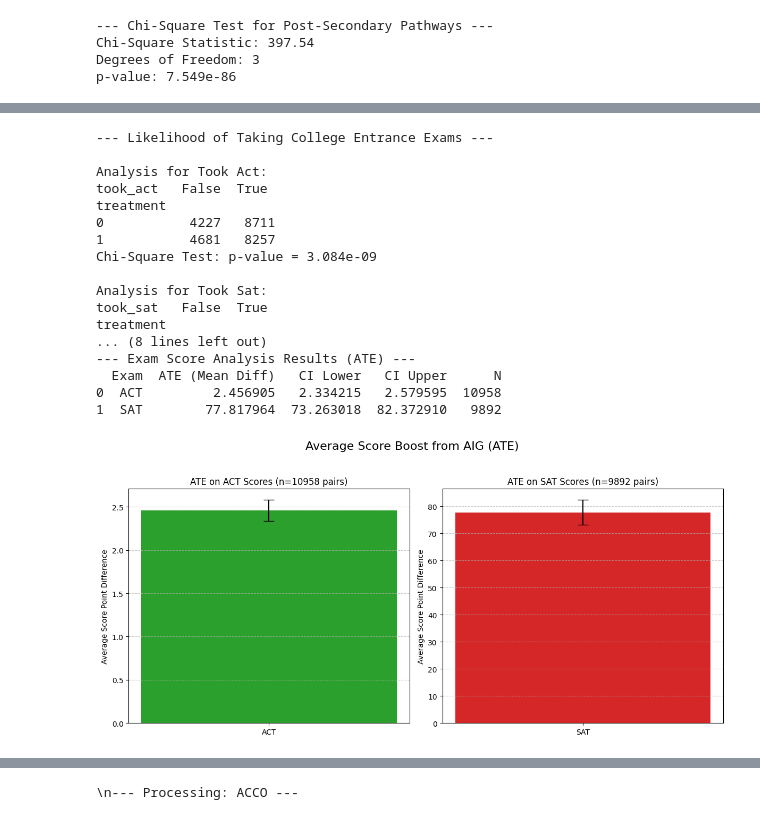
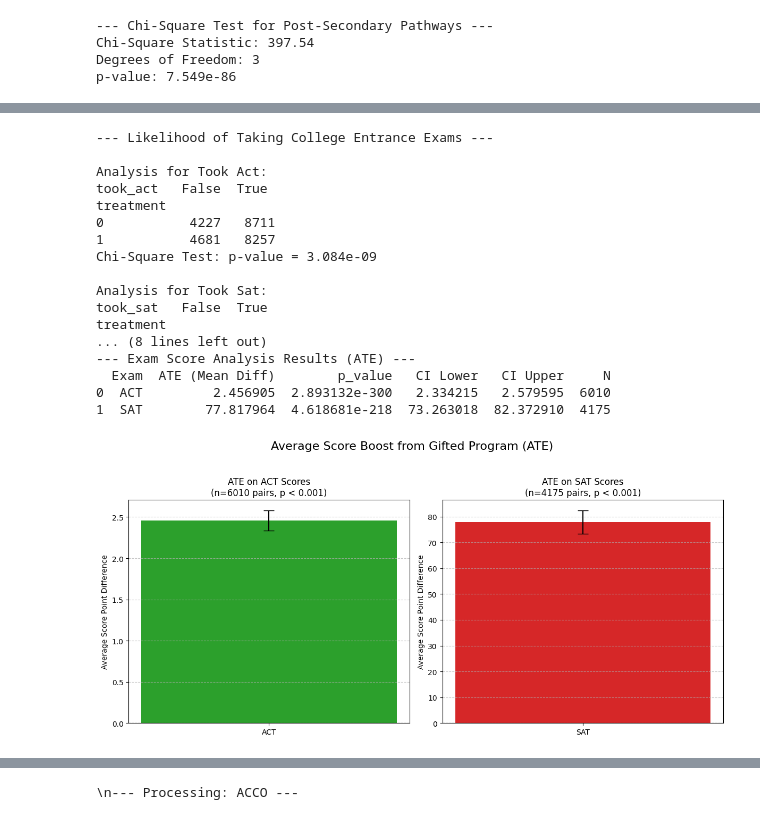
Before and after one commit to dmatten1/gifted-paper, a Jupyter notebook: analysis.ipynb, the cells around one changed output, grey strips where cells are left out. Cells and saved outputs as stored; diff of their text form; code cells hidden in the pictures.

```diff
--- a/analysis.ipynb
+++ b/analysis.ipynb
@@ -1050,11 +1060,11 @@ pathway_pairs = nongifted_pathway.join(gifted_pathway, lsuffix='_nongifted', rsu
 
 # Create the crosstab and normalize to get percentages
 crosstab = pd.crosstab(pathway_pairs['pathway_nongifted'], pathway_pairs['pathway_gifted'])
-crosstab_percent = crosstab.div(crosstab.sum(axis=1), axis=0) * 100
+crosstab_percent_global = crosstab / crosstab.values.sum() * 100
 
 # Plotting the heatmap
 plt.figure(figsize=(10, 7))
-sns.heatmap(crosstab_percent, annot=True, fmt=".1f", cmap="Blues", linewidths=.5, cbar_kws={'label': '% of Gifted Peers'})
+sns.heatmap(crosstab_percent_global, annot=True, fmt=".1f", cmap="Blues", linewidths=.5, cbar_kws={'label': '% of Gifted Peers'})
 plt.title('Post-Secondary Pathways of Gifted Students Given Their Non-Gifted Peer\'s Pathway', pad=20)
 plt.ylabel('Non-Gifted Peer\'s Pathway')
 plt.xlabel('Gifted Peer\'s Pathway')
@@ -1114,7 +1124,6 @@ if subgroup_results:
                 fmt='o', capsize=5, color='black', ecolor='gray', markersize=8)
 
     ax.axvline(x=0, linestyle='--', color='red', alpha=0.7)
-    ax.set_title('Weighted GPA Boost (ATE) by Subgroup', fontsize=16, pad=20)
     ax.set_xlabel('Average Treatment Effect on Weighted GPA')
     ax.set_ylabel('Subgroup')
     ax.grid(axis='x', linestyle='--', alpha=0.5)
@@ -1128,8 +1137,7 @@ if subgroup_results:
 # %%
-act = pd.read_csv('data/interim/act.csv')
-sat = pd.read_csv('data/interim/sat.csv')
+
 # Merge with the main dataframe
-exam_matches = gpa_matches.merge(act[['mastid', 'ACCO']], on='mastid', how='left')
+exam_matches = gpa_matches.merge(act[['mastid', 'ACCO','ACEN','ACMA','ACRD','ACSC']], on='mastid', how='left')
 exam_matches = exam_matches.merge(sat[['mastid', 'SAT_Total_Score_HC']], on='mastid', how='left')
 
 # --- 5a. Likelihood of Taking an Exam ---
@@ -1139,6 +1147,9 @@ exam_matches['took_sat'] = ~exam_matches['SAT_Total_Score_HC'].isna()
 print("\n--- Likelihood of Taking College Entrance Exams ---")
 for exam in ['took_act', 'took_sat']:
     contingency_table = pd.crosstab(exam_matches['treatment'], exam_matches[exam])
+    if contingency_table.shape != (2, 2):
+        print(f"\nSkipping {exam.replace('_', ' ').title()} due to lack of variation.")
+        continue
     chi2, p, dof, expected = stats.chi2_contingency(contingency_table)
     print(f"\nAnalysis for {exam.replace('_', ' ').title()}:")
     print(contingency_table)
@@ -1147,24 +1158,29 @@ for exam in ['took_act', 'took_sat']:
 # --- 5b. ATE on Exam Scores (for test-takers) ---
 exam_results = []
 for exam, score_col in [('ACT', 'ACCO'), ('SAT', 'SAT_Total_Score_HC')]:
+    # Isolate relevant columns and drop any student who didn't take the exam
     exam_subset = exam_matches[['match_id', 'treatment', score_col]].dropna()
-    num_pairs = exam_subset['match_id'].nunique()
+
+    # Pivot to align scores by match_id
+    pivoted = exam_subset.pivot_table(index='match_id', columns='treatment', values=score_col)
+    # Drop pairs where one member didn't take the exam but the other did
+    pivoted.dropna(inplace=True)
+
+    num_pairs = len(pivoted)
     print(f"\nAnalyzing '{exam}' scores with {num_pairs} complete pairs.")
-    if num_pairs == 0: continue
+    if num_pairs < 2: continue # Need at least 2 pairs for a t-test
 
-    gifted = exam_subset[exam_subset['treatment'] == 1].set_index('match_id')
-    non_gifted = exam_subset[exam_subset['treatment'] == 0].set_index('match_id')
+    # Calculate the difference for each pair
+    diff = pivoted[1] - pivoted[0]
 
-    # Ensure pairs exist for both gifted and non-gifted before diff
-    common_pairs = gifted.index.intersection(non_gifted.index)
-    gifted = gifted.loc[common_pairs]
-    non_gifted = non_gifted.loc[common_pairs]
-
-    diff = gifted[score_col] - non_gifted[score_col]
+    # Perform a one-sample t-test on the differences (equivalent to a paired t-test)
+    # H0: The mean of the differences is 0.
+    t_stat, p_value = stats.ttest_1samp(diff, 0)
 
     exam_results.append({
         'Exam': exam,
         'ATE (Mean Diff)': diff.mean(),
+        'p_value': p_value,
         'CI Lower': stats.t.interval(0.95, df=len(diff)-1, loc=diff.mean(), scale=stats.sem(diff))[0],
         'CI Upper': stats.t.interval(0.95, df=len(diff)-1, loc=diff.mean(), scale=stats.sem(diff))[1],
         'N': num_pairs
@@ -1176,45 +1192,48 @@ if exam_results:
     print(exam_results_df)
 
     # --- Visualization with Separate Axes ---
-    # Create a figure with two subplots, side-by-side, with independent y-axes
     fig, axes = plt.subplots(1, 2, figsize=(12, 6), sharey=False)
-    fig.suptitle('Average Score Boost from AIG (ATE)', fontsize=16)
+    fig.suptitle('Average Score Boost from Gifted Program (ATE)', fontsize=16)
 
     colors = {'ACT': '#2ca02c', 'SAT': '#d62728'}
 
-    # Plot each exam on its own subplot
-    for i, (index, row) in enumerate(exam_results_df.iterrows()):
+    for i, row in exam_results_df.iterrows():
         ax = axes[i]
         exam_name = row['Exam']
         ate = row['ATE (Mean Diff)']
+        p_val = row['p_value']
         ci_lower = row['CI Lower']
         ci_upper = row['CI Upper']
-        error = ci_upper - ate
+        error = ate - ci_lower # Symmetric error for CI
         sample_size = row['N']
 
+        # Format p-value for display
+        p_text = f"p < 0.001" if p_val < 0.001 else f"p = {p_val:.3f}"
+
         ax.bar(exam_name, ate, yerr=error, capsize=7, color=colors.get(exam_name, 'gray'), width=0.5)
-        ax.set_title(f"ATE on {exam_name} Scores (n={sample_size} pairs)")
+        ax.set_title(f"ATE on {exam_name} Scores\n(n={sample_size} pairs, {p_text})")
         ax.set_ylabel('Average Score Point Difference')
         ax.grid(axis='y', linestyle='--', alpha=0.7)
+        ax.axhline(0, color='black', linewidth=0.8, linestyle='--')
 
-    plt.tight_layout(rect=[0, 0.03, 1, 0.95]) # Adjust layout for main title
+    plt.tight_layout(rect=[0, 0.03, 1, 0.95])
     plt.show()
 # %% [output]
 --- Likelihood of Taking College Entrance Exams ---
 
 Analysis for Took Act:
 took_act   False  True
 treatment
 0           4227   8711
 1           4681   8257
 Chi-Square Test: p-value = 3.084e-09
 
 Analysis for Took Sat:
 took_sat   False  True
 treatment
 ... (8 lines left out)
 --- Exam Score Analysis Results (ATE) ---
-  Exam  ATE (Mean Diff)   CI Lower   CI Upper      N
-0  ACT         2.456905   2.334215   2.579595  10958
-1  SAT        77.817964  73.263018  82.372910   9892
+  Exam  ATE (Mean Diff)        p_value   CI Lower   CI Upper     N
+0  ACT         2.456905  2.893132e-300   2.334215   2.579595  6010
+1  SAT        77.817964  4.618681e-218  73.263018  82.372910  4175
-[figure, old version]
+[figure, new version]
```
Also changed, not shown: parts of 11 cells of this notebook, 11 other files.
